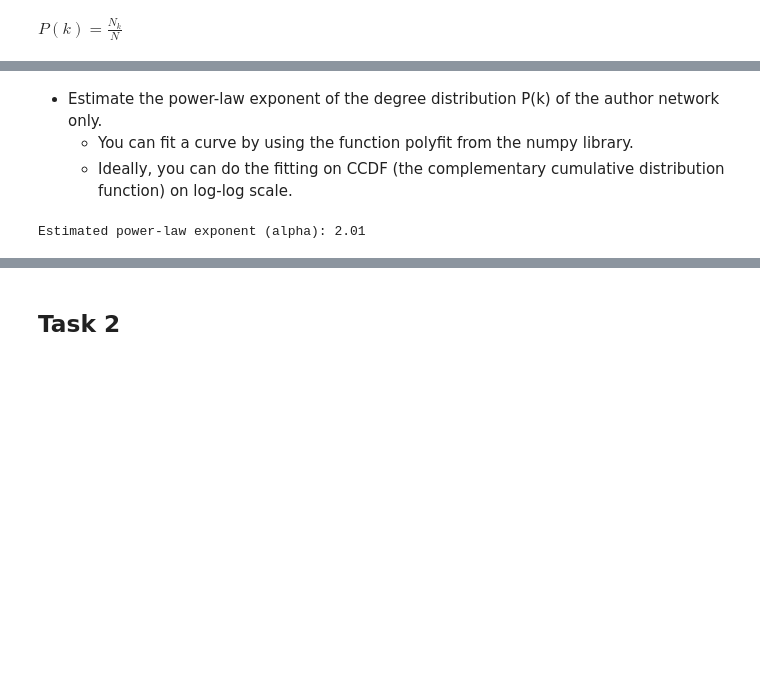
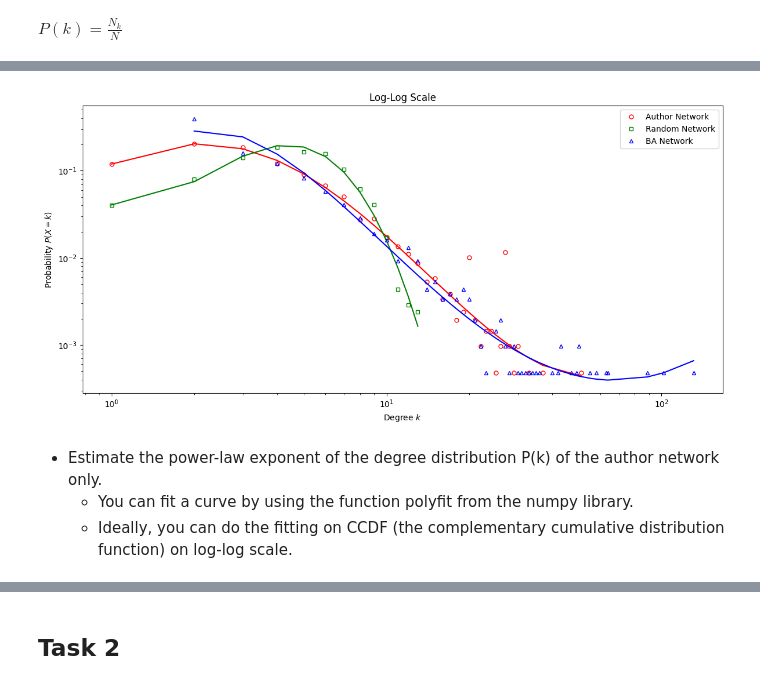
Before and after one commit to ignRyann/author-network-analysis, a Jupyter notebook: coursework1.ipynb, the cells around one changed output, grey strips where cells are left out. Drawn from its saved outputs; the diff is of its cells as text; code cells hidden in the pictures; blank space fills up the shorter version.

```diff
--- a/coursework1.ipynb
+++ b/coursework1.ipynb
@@ -250,23 +278,47 @@ plot_degree_distribution([author_network, random_network, BA], ['Author Network'
+# %%
+def plot_degree_distribution_log(graphs, graph_names, image_name):
+    colors = ["red", "green", "blue"]
+    markers = ['o', 's', '^']
+
+    # Log-log scale plot
+    plt.figure(figsize=(12,6))
+    plt.title("Log-Log Scale")
+    plt.xlabel("Degree $k$")
+    plt.ylabel("Probability $P(X=k)$")
+
+    for i, G in enumerate(graphs):
+        N_k = nx.degree_histogram(G)
+        k = np.array(range(len(N_k)))
+        pk = np.array([i/sum(N_k) for i in N_k])
+
+        # Remove zero values to avoid log(0) errors
+        mask = (k > 0) & (pk > 0)
+        k = k[mask]
+        pk = pk[mask]
+
+        # Fit log-log data with a cubic polynomial
+        log_k = np.log(k)
+        log_pk = np.log(pk)
+        coefficients = np.polyfit(log_k, log_pk, 4)
+        poly = np.poly1d(coefficients)
+        y_fit = np.exp(poly(np.log(k)))
+        plt.loglog(k, y_fit, color=colors[i])  # best fit curve
+        plt.loglog(k, pk, marker=markers[i], label=graph_names[i],
+                   markersize = 5, markerfacecolor="None",
+                   markeredgecolor= colors[i], color= colors[i], linestyle= '',
+                   linewidth= 0.6)
+
+    plt.tight_layout()
+    plt.legend()
+    plt.show()
+    # plt.savefig("images/" + image_name + ".png", dpi=300)
+# %%
+plot_degree_distribution_log([author_network, random_network, BA], ['Author Network', 'Random Network', 'BA Network'], "degree_distributions_log")
+# %% [output]
+[figure, added]
 # %% [markdown]
 - Estimate the power-law exponent of the degree distribution P(k) of the author
 network only.
   -  You can fit a curve by using the function polyfit from the numpy library.
   -  Ideally, you can do the fitting on CCDF (the complementary cumulative
 distribution function) on log-log scale.
-# %%
-def compute_power_law_exponent(G):
-    hist = np.array(nx.degree_histogram(G))
-    degrees = np.arange(len(hist))
-
-    # Remove zeros from the histogram to avoid issues with log transformation
-    non_zero = hist > 0
-    degrees = degrees[non_zero]
-    hist = hist[non_zero]
-
-    # Fit a line to the log-transformed data
-    coefficients = np.polyfit(np.log(degrees[degrees > 0]), np.log(hist[degrees > 0]), 1)
-    return -round(coefficients[0], 2)
-
-print(f"Estimated power-law exponent (alpha): {compute_power_law_exponent(author_network)}")
-# %% [output]
-Estimated power-law exponent (alpha): 2.01
```
Also changed, not shown: parts of 42 cells of this notebook, 7 other files.
